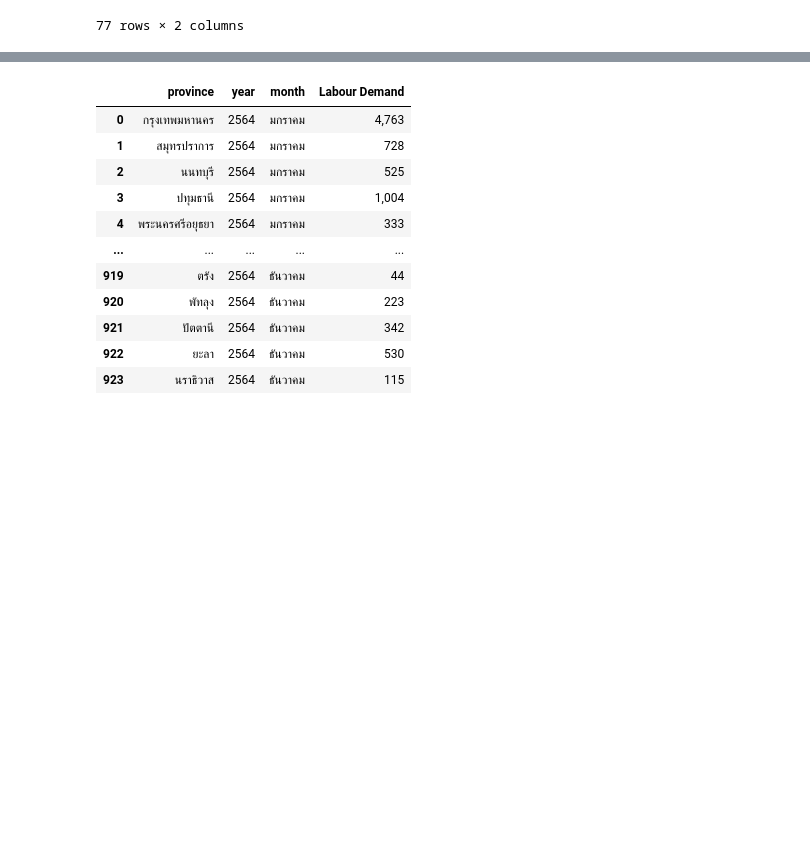
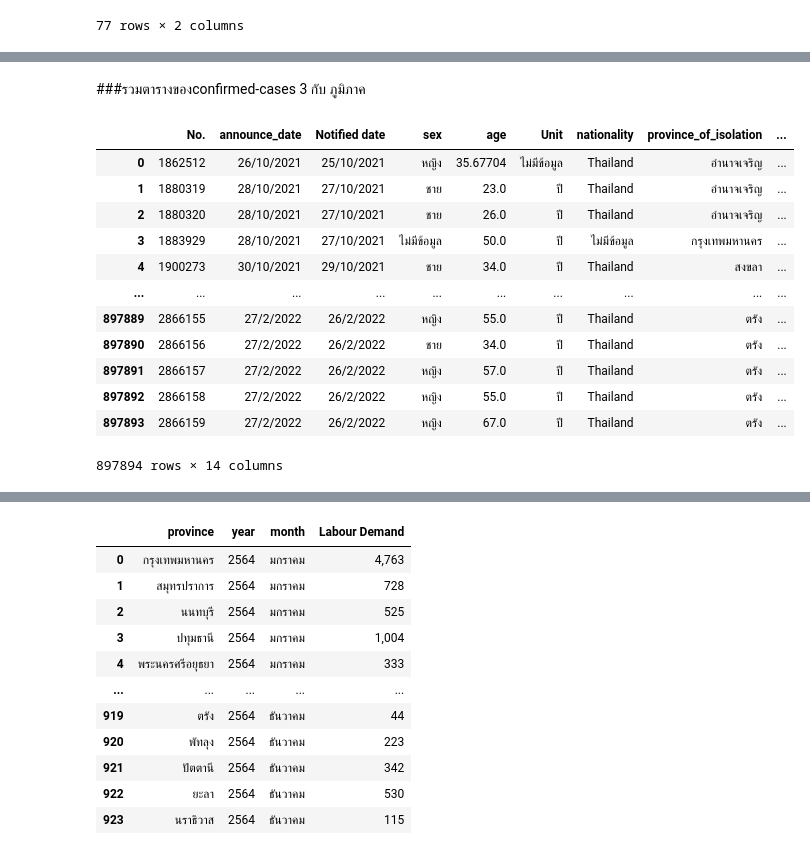
Before and after one commit to pondbaahh/data_viz_2022, a Jupyter notebook: Final_Project.ipynb, the cells around one changed output, grey strips where cells are left out. Saved outputs shown, nothing was run; the diff lists cells and outputs as text; code cells hidden in the pictures; blank space fills up the shorter version.

```diff
--- a/Final_Project.ipynb
+++ b/Final_Project.ipynb
@@ -589,0 +533,19 @@ smaller_table
+# %% [markdown]
+###รวมตารางของconfirmed-cases 3 กับ ภูมิภาค
+# %%
+case_pro3 =  data_covid_mean3.merge(data6,how='right',left_on='province_of_onset',right_on = 'จังหวัด')
+case_pro3
+# %% [output]
+|  | No. | announce_date | Notified date | sex | age | Unit | nationality | province_of_isolation | ... |
+| 0 | 1862512 | 26/10/2021 | 25/10/2021 | หญิง | 35.67704 | ไม่มีข้อมูล | Thailand | อำนาจเจริญ | ... |
+| 1 | 1880319 | 28/10/2021 | 27/10/2021 | ชาย | 23.0 | ปี | Thailand | อำนาจเจริญ | ... |
+| 2 | 1880320 | 28/10/2021 | 27/10/2021 | ชาย | 26.0 | ปี | Thailand | อำนาจเจริญ | ... |
+| 3 | 1883929 | 28/10/2021 | 27/10/2021 | ไม่มีข้อมูล | 50.0 | ปี | ไม่มีข้อมูล | กรุงเทพมหานคร | ... |
+| 4 | 1900273 | 30/10/2021 | 29/10/2021 | ชาย | 34.0 | ปี | Thailand | สงขลา | ... |
+| ... | ... | ... | ... | ... | ... | ... | ... | ... | ... |
+| 897889 | 2866155 | 27/2/2022 | 26/2/2022 | หญิง | 55.0 | ปี | Thailand | ตรัง | ... |
+| 897890 | 2866156 | 27/2/2022 | 26/2/2022 | ชาย | 34.0 | ปี | Thailand | ตรัง | ... |
+| 897891 | 2866157 | 27/2/2022 | 26/2/2022 | หญิง | 57.0 | ปี | Thailand | ตรัง | ... |
+| 897892 | 2866158 | 27/2/2022 | 26/2/2022 | หญิง | 55.0 | ปี | Thailand | ตรัง | ... |
+| 897893 | 2866159 | 27/2/2022 | 26/2/2022 | หญิง | 67.0 | ปี | Thailand | ตรัง | ... |
+897894 rows × 14 columns
```
Also changed, not shown: parts of 29 cells of this notebook.
